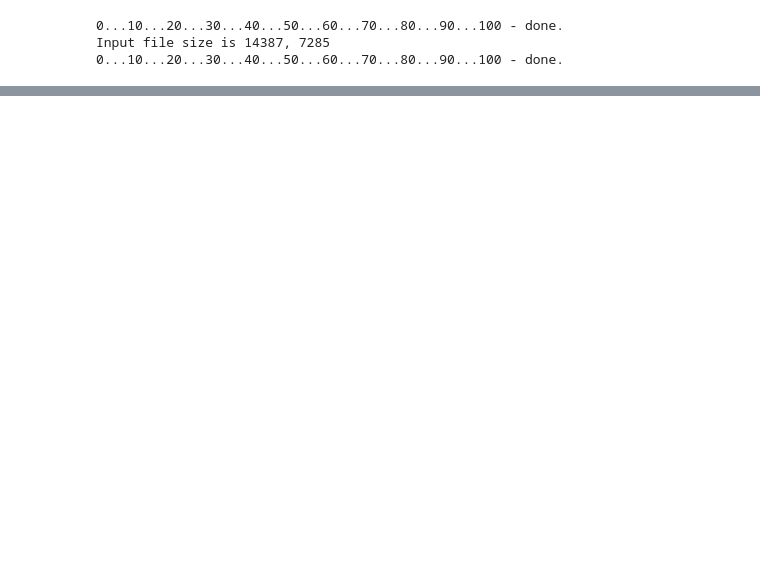
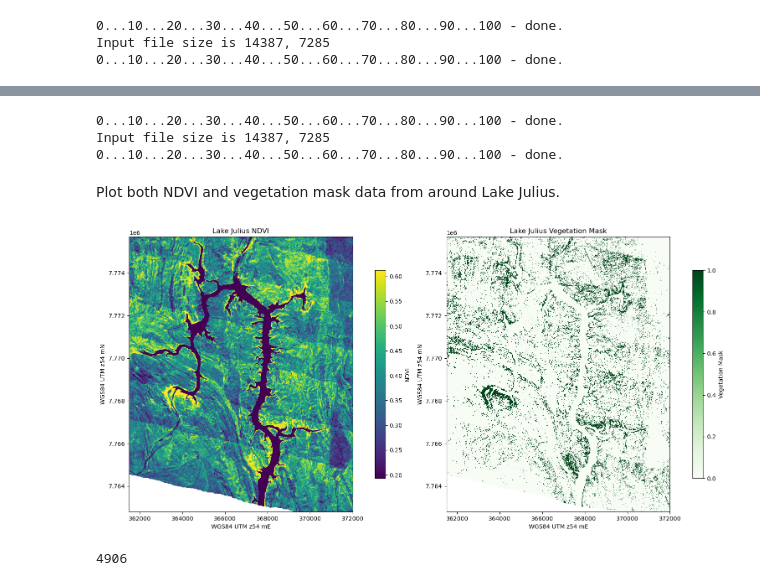
Before and after one commit to Solve-Geosolutions/gsq_hymap, a Jupyter notebook: codes/02_vegetation_identification.ipynb, the cells around one changed output, grey strips where cells are left out. Cells and saved outputs as stored; diff of their text form; code cells hidden in the pictures; blank space fills up the shorter version.

```diff
--- a/codes/02_vegetation_identification.ipynb
+++ b/codes/02_vegetation_identification.ipynb
@@ -133,0 +117,53 @@ f'Total of {pix_data.shape[0]} pixels sampled every {sample_space}m'
+# %%
+# define the cutoff value
+cutoff_val = 0.55
+
+# create the mask
+veg_ar = ndvi_ar > cutoff_val
+veg_ar = veg_ar.astype('int16')
+veg_ar[np.isnan(ndvi_ar)] = -999
+
+# define output mask file
+veg_fn = r'/storage/gsq_hymap/outputs/GSQ_block-d_mosaic_vegetation_mask.tif'
+
+# write the mask to output using the NDVI map as a template
+with rasterio.open(ndvi_fn,'r') as src:
+  meta = src.meta.copy()
+  meta.update({'dtype':'int16','nodata':-999})
+  with rasterio.open(veg_fn,'w',**meta) as dst:
+    dst.write(veg_ar,1)
+    dst.close()
+  src.close()
+
+# convert this to a cloud optimised geotiff
+subprocess_to_cog(veg_fn)
+# %% [output]
+0...10...20...30...40...50...60...70...80...90...100 - done.
+Input file size is 14387, 7285
+0...10...20...30...40...50...60...70...80...90...100 - done.
+# %% [markdown]
+Plot both NDVI and vegetation mask data from around Lake Julius.
+# %%
+# plot data
+fig, (ax0,ax1) = plt.subplots(1,2,figsize=(15,10),constrained_layout=True)
+
+ndvi_plt = ax0.imshow(ndvi_ar, extent=region, vmin=np.nanpercentile(ndvi_ar,2.5), vmax=np.nanpercentile(ndvi_ar,97.5))
+veg_plt = ax1.imshow(np.ma.masked_array(veg_ar,np.isnan(ndvi_ar)), extent=region, cmap='Greens', interpolation='nearest')
+
+fig.colorbar(ndvi_plt, ax=ax0, shrink=0.5, label='NDVI')
+fig.colorbar(veg_plt, ax=ax1, shrink=0.5, label='Vegetation Mask')
+
+[ax.set(xlim=(361500, 372000), ylim=(7762800, 7775700)) for ax in [ax0,ax1]]
+[ax.set(xlabel='WGS84 UTM z54 mE', ylabel='WGS84 UTM z54 mN') for ax in [ax0,ax1]]
+
+ax0.set(title='Lake Julius NDVI')
+ax1.set(title='Lake Julius Vegetation Mask')
+
+plt.show()
+# %% [output]
+[figure, added]
+# %%
+import pickle as pkl
+outfn = r'/storage/gsq_hymap/interim/tmp_pix_wvl_pix.pkl'
+# %% [output]
+4906
```
Also changed, not shown: parts of 12 cells of this notebook, 4 other files.
